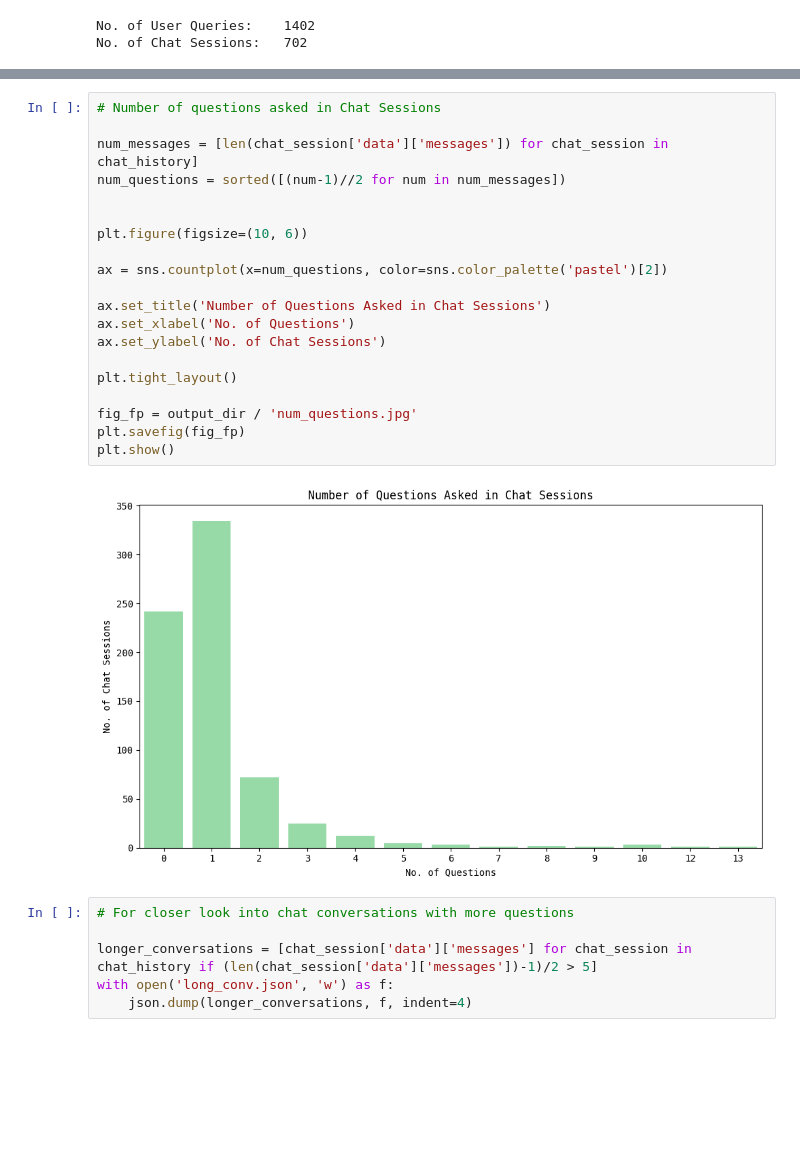
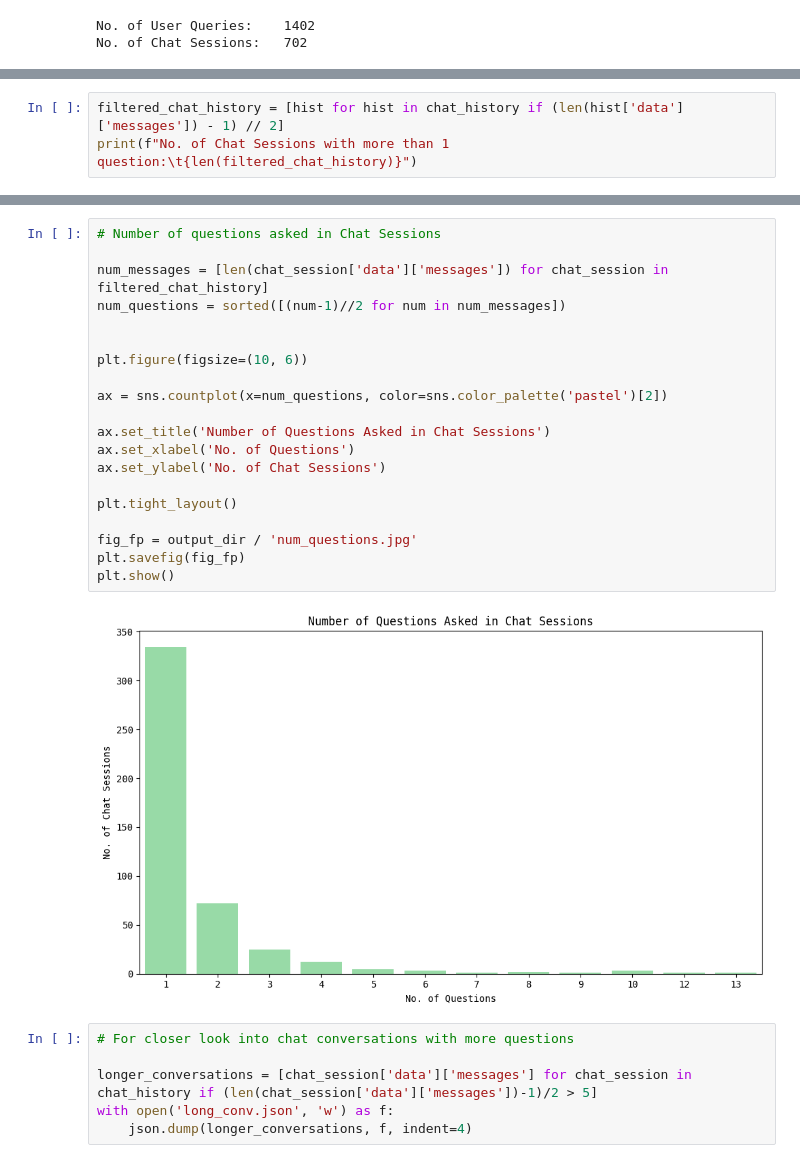
Before and after one commit to CJBuzz/schemessg_data_analysis, a Jupyter notebook: data_analysis.ipynb, the cells around one changed output, grey strips where cells are left out. Cells and saved outputs as stored; diff of their text form; blank space fills up the shorter version.

```diff
--- a/data_analysis.ipynb
+++ b/data_analysis.ipynb
@@ -490,0 +477,3 @@ No. of Chat Sessions:   702
+# %%
+filtered_chat_history = [hist for hist in chat_history if (len(hist['data']['messages']) - 1) // 2]
+print(f"No. of Chat Sessions with more than 1 question:\t{len(filtered_chat_history)}")
@@ -491,25 +503,25 @@ No. of Chat Sessions:   702
 # %%
 # Number of questions asked in Chat Sessions
 
-num_messages = [len(chat_session['data']['messages']) for chat_session in chat_history]
+num_messages = [len(chat_session['data']['messages']) for chat_session in filtered_chat_history]
 num_questions = sorted([(num-1)//2 for num in num_messages])
 
 
 plt.figure(figsize=(10, 6))
 
 ax = sns.countplot(x=num_questions, color=sns.color_palette('pastel')[2])
 
 ax.set_title('Number of Questions Asked in Chat Sessions')
 ax.set_xlabel('No. of Questions')
 ax.set_ylabel('No. of Chat Sessions')
 
 plt.tight_layout()
 
 fig_fp = output_dir / 'num_questions.jpg'
 plt.savefig(fig_fp)
 plt.show()
 # %% [output]
-[figure, old version]
+[figure, new version]
 # %%
 # For closer look into chat conversations with more questions
 
```
Also changed, not shown: parts of 9 cells of this notebook, 5 other files.
